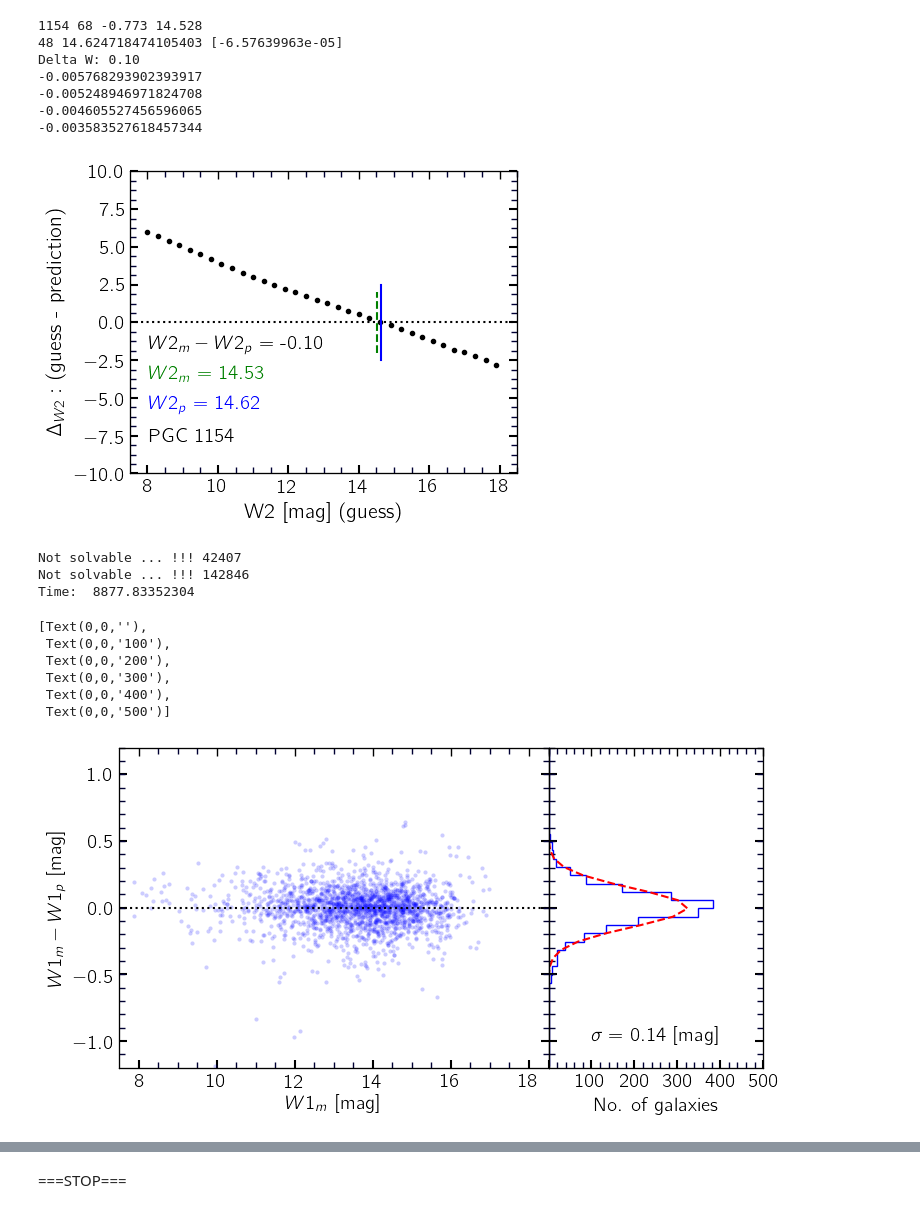
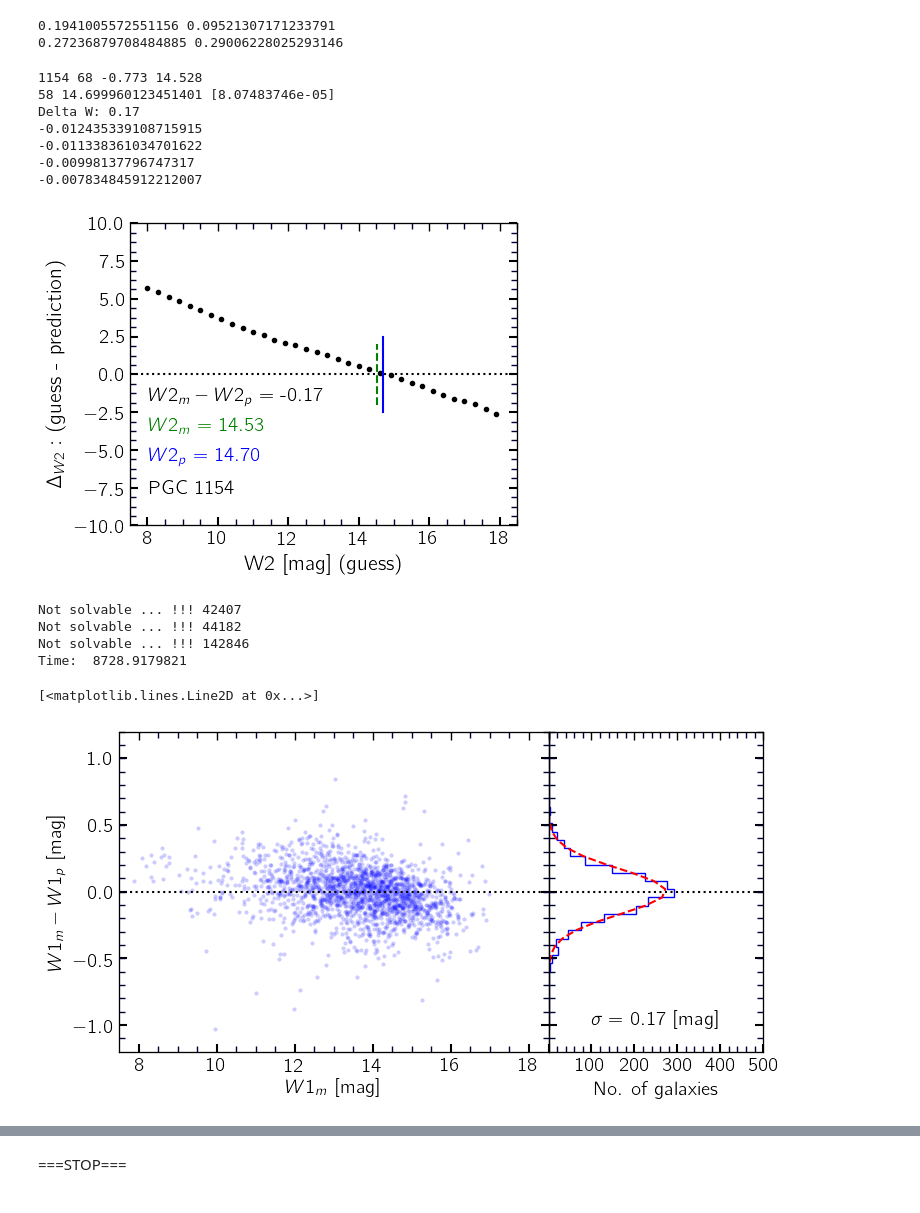
Before and after one commit to ekourkchi/TFcalibrators, a Jupyter notebook: W2_prediction.ipynb, the cells around one changed output, grey strips where cells are left out. Drawn from its saved outputs; the diff is of its cells as text; code cells hidden in the pictures.

```diff
--- a/W2_prediction.ipynb
+++ b/W2_prediction.ipynb
@@ -291,6 +295,13 @@ table_all = prepareSamples(table, noTest=True)
 x_all, y_all = ML_data(table_all, features, output)
 regr_w1.fit(x_all, y_all)
 p_y_all_w1  = regr_w1.predict(x_all)
+d = np.abs(p_y_all_w1-y_all)
+tt = 0.6
+indx, = np.where(d<tt)
+X = y_all[indx]
+Xp = p_y_all_w1[indx]
+Y = X-Xp
+m1, b1 = np.polyfit(X,Y, 1)
 ################################ Feature selection, regression parameters
 output   = 'i_w2'
 regr = RandomForestRegressor(max_depth=max_depth, n_estimators=n_estimators, \
@@ -299,7 +310,20 @@ regr = RandomForestRegressor(max_depth=max_depth, n_estimators=n_estimators, \
 x_all, y_all = ML_data(table_all, features, output)
 regr.fit(x_all, y_all)
 p_y_all_w2  = regr.predict(x_all)
+d = np.abs(p_y_all_w2-y_all)
+tt = 0.6
+indx, = np.where(d<tt)
+X = y_all[indx]
+Xp = p_y_all_w2[indx]
+Y = X-Xp
+m2, b2 = np.polyfit(X,Y, 1)
 ################################ Regression (Random Forest)
+
+print m1, b1
+print m2, b2
+# %% [output]
+0.1941005572551156 0.09521307171233791
+0.27236879708484885 0.29006228025293146
 # %%
 j = 80
 PGC = table_all['pgc'][j]
@@ -308,11 +332,11 @@ INC = table_all["inc"][j]
 P0  = table_all["pc0"][j]
 M21 = table_all["m21"][j]
 M0  = table_all["logWimx"][j]
-WBA = table_all["Wba"][j]
-R50 = table_all["R50_w2"][j]
+WBA = table_all["Wbap"][j]
+R50 = table_all["R50_w2p"][j]
 print PGC, INC, P0, W2
 def f(w2):
-    return predictor(w2, table_all, regr, features, output, index=j) # , m=m, b=b)
+    return predictor(w2, table_all, regr, features, output, index=j, m=m2, b=b2, useFullPredictions=True)
 ###############################################
 fig = py.figure(figsize=(5, 4), dpi=100)
 ax = fig.add_subplot(111)
@@ -369,13 +393,13 @@ else:
     ax.plot([w2p,w2p], [ylim[0]/4.,ylim[1]/4.], 'b-')
 # %% [output]
 1154 68 -0.773 14.528
-48 14.624718474105403 [-6.57639963e-05]
-Delta W: 0.10
--0.005768293902393917
--0.005248946971824708
--0.004605527456596065
--0.003583527618457344
+58 14.699960123451401 [8.07483746e-05]
+Delta W: 0.17
+-0.012435339108715915
+-0.011338361034701622
+-0.00998137796747317
+-0.007834845912212007
-[figure, old version]
+[figure, new version]
 # %%
 a = time.time()
 
@@ -396,10 +420,10 @@ for j in range(len(table_all['pgc'])):
     P0  = table_all["pc0"][j]
     M21 = table_all["m21"][j]
     M0  = table_all["logWimx"][j]
-    WBA = table_all["Wba"][j]
-    R50 = table_all["R50_w2"][j]
+    WBA = table_all["Wbap"][j]
+    R50 = table_all["R50_w2p"][j]
     def f(w2):
-        return predictor(w2, table_all, regr, features, output, index=j)
+        return predictor(w2, table_all, regr, features, output, index=j, m=m2, b=b2, useFullPredictions=True)
     ###############################################
     out = solver(f, 8, 18, threshold=0.001)
     if out==None:
@@ -427,7 +451,7 @@ for j in range(len(table_all['pgc'])):
         inList=[]
         for f in features: inList.append(outDict[f])
         x_t = np.asarray([inList])
-        i_w1p = regr_w1.predict(x_t)  ### (regr_w1.predict(x_t)+b)/(1.-m)
+        i_w1p = (regr_w1.predict(x_t)+b1)/(1.-m1) ### regr_w1.predict(x_t)  ###
         w1p = i_-i_w1p[0]
         i_w2_p = i_ - w2p
 
@@ -452,8 +476,9 @@ i_w2_plst = np.asarray(i_w2_plst)
 print "Time: ", time.time()-a
 # %% [output]
 Not solvable ... !!! 42407
+Not solvable ... !!! 44182
 Not solvable ... !!! 142846
-Time:  8877.83352304
+Time:  8728.9179821
 # %%
 fig = py.figure(figsize=(7, 4), dpi=100)
 fig.subplots_adjust(wspace=0, top=0.92, bottom=0.12, left=0.06, right=0.98)
@@ -468,37 +493,33 @@ ax.set_xlabel(r'$W1_m$'+' [mag]', fontsize=14)
 ax.set_ylabel(r'$W1_m-W1_p$'+' [mag]', fontsize=14)
 ax.plot([7.5,18.5],[0,0], 'k:')
 set_axes([ax], [7.5,18.5], [-1.2,1.2])
 
 rms  = np.sqrt(np.mean((W1_lst-w1p_lst)**2))
 
 
 
 n, bins, patches = ax_.hist(W1_lst-w1p_lst, bins=300, orientation="horizontal",histtype='step', color='b')
 set_axes([ax_], [0,500], [-1.2,1.2])
 plt.setp(ax_.get_yticklabels(), visible=False)
 
 import matplotlib.mlab as mlab
 XX = W1_lst-w1p_lst
 XX = XX[np.where(np.abs(XX)<0.5)]
 mu = 0
 sigma = np.std(XX)
 # add a 'best fit' line
 y = mlab.normpdf(bins, mu, sigma)
 d_bin = bins[1]-bins[0]
 ax_.plot(1.0*(np.sum(n)*d_bin)*y, bins, 'r--')
 
 ax_.text(100,-1, r'$\sigma =$'+' %.2f'%sigma+' [mag]', fontsize=14, color='k')
 ax_.set_xlabel('No. of galaxies', fontsize=14)
 a=ax_.get_xticks().tolist()
 a[0] = ''
 for i in range(1,len(a)):
     a[i]="%d"%a[i]
 ax_.set_xticklabels(a)
+ax_.plot([0,1000],[0,0], 'k:')
 # %% [output]
-[Text(0,0,''),
- Text(0,0,'100'),
- Text(0,0,'200'),
- Text(0,0,'300'),
- Text(0,0,'400'),
- Text(0,0,'500')]
+[<matplotlib.lines.Line2D at 0x...>]
-[figure, old version]
+[figure, new version]
```
Also changed, not shown: parts of 8 cells of this notebook, 1 other file.
